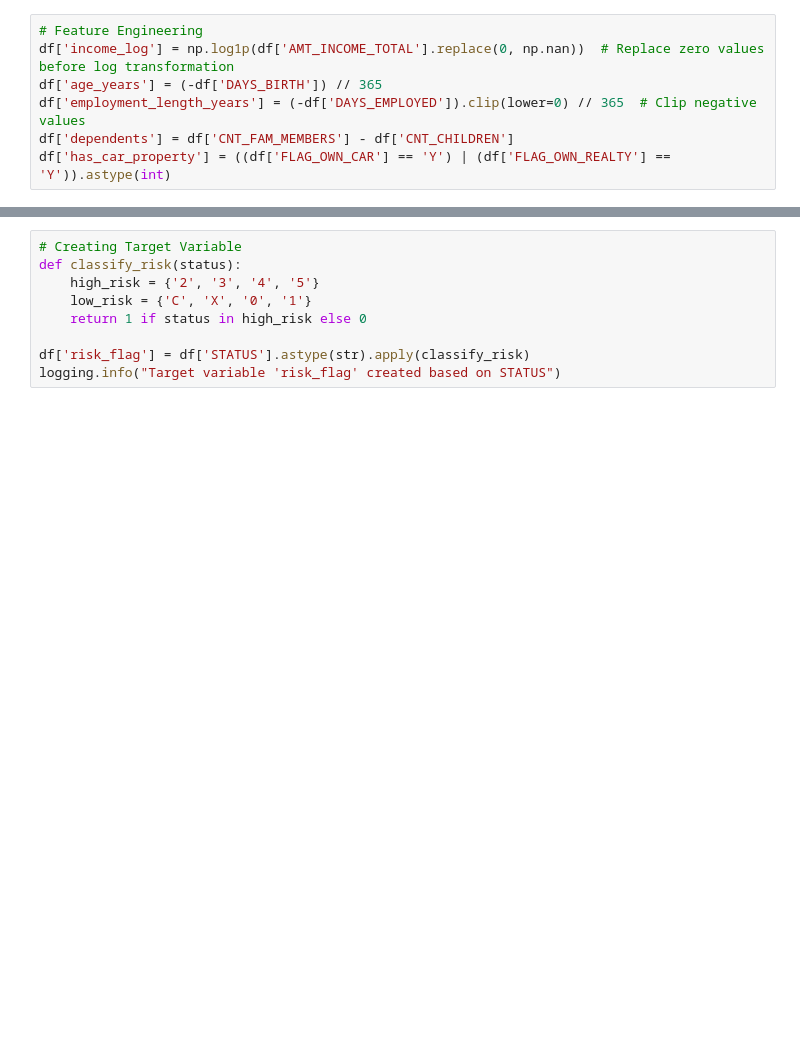
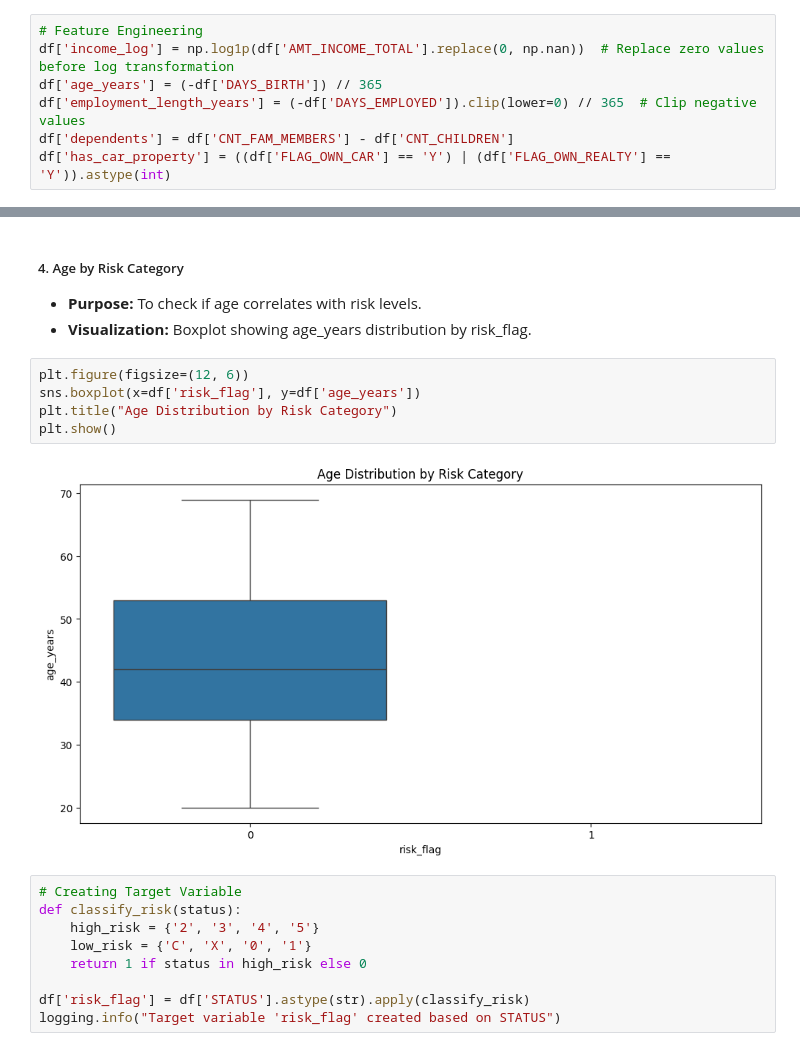
Before and after one commit to ghsaberr/risk-scoring-underwriting, a Jupyter notebook: risk-scoring-underwriting.ipynb, the cells around one changed output, grey strips where cells are left out. Saved outputs shown, nothing was run; the diff lists cells and outputs as text; blank space fills up the shorter version.

```diff
--- a/risk-scoring-underwriting.ipynb
+++ b/risk-scoring-underwriting.ipynb
@@ -113,3 +160,14 @@ df['has_car_property'] = ((df['FLAG_OWN_CAR'] == 'Y') | (df['FLAG_OWN_REALTY'] =
+# %% [markdown]
+##### 4. Age by Risk Category
+- **Purpose:** To check if age correlates with risk levels.
+- **Visualization:** Boxplot showing age_years distribution by risk_flag.
+# %%
+plt.figure(figsize=(12, 6))
+sns.boxplot(x=df['risk_flag'], y=df['age_years'])
+plt.title("Age Distribution by Risk Category")
+plt.show()
+# %% [output]
+[figure, added]
 # %%
 # Creating Target Variable
 def classify_risk(status):
```
Also changed, not shown: parts of 7 cells of this notebook.
